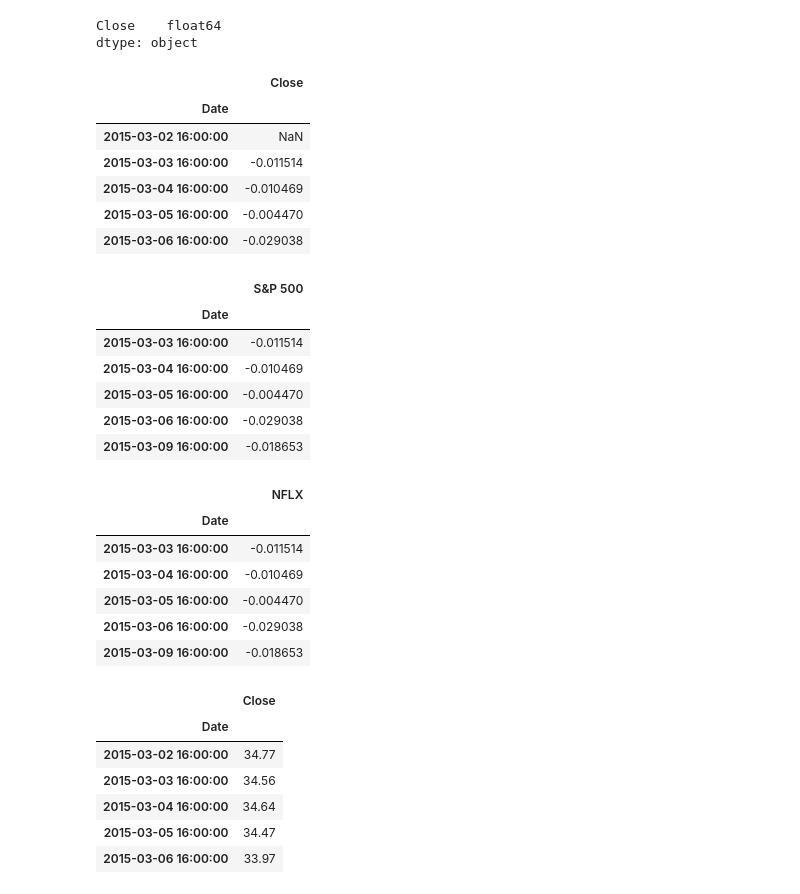
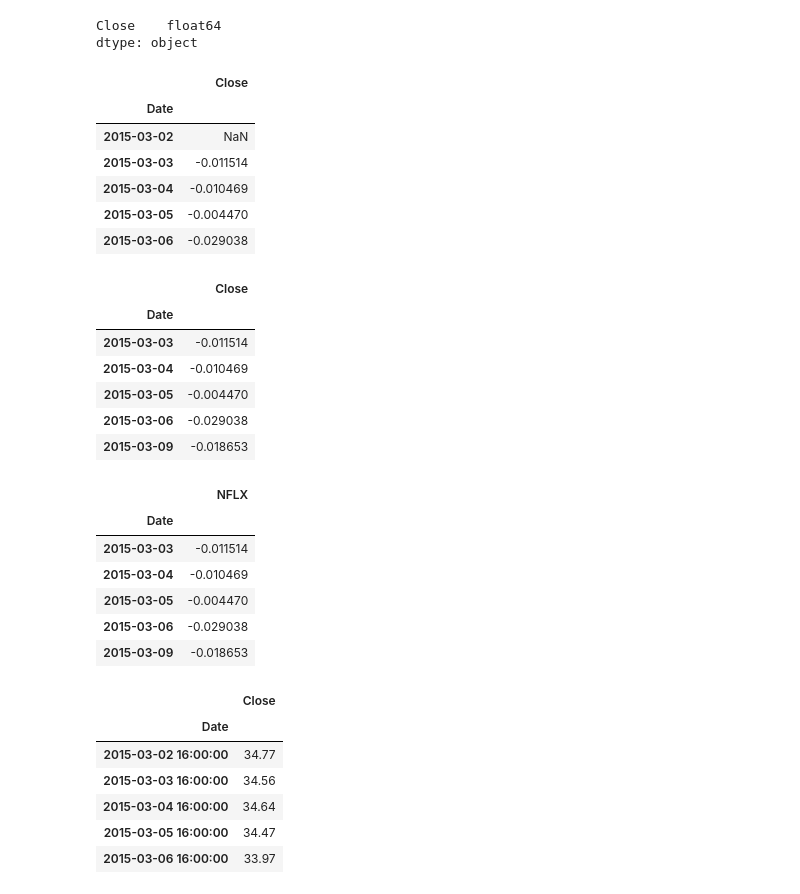
Before and after one commit to tfry-coder/A-Whale-Off-the-Port-folio-, a Jupyter notebook: Whale Off.ipynb, the cells around one changed output. Drawn from its saved outputs; the diff is of its cells as text; code cells hidden in the pictures.

Commit message:
removed time from date, still not working when adding in Custom column

```diff
--- a/Whale Off.ipynb
+++ b/Whale Off.ipynb
@@ -319,3 +319,6 @@ NFLX_csv.head()
 | 2015-03-04 16:00:00 | 67.11 |
 | 2015-03-05 16:00:00 | 66.81 |
 | 2015-03-06 16:00:00 | 64.87 |
+# %%
+NFLX_csv.index = NFLX_csv.index.strftime('%Y-%m-%d')
+NFLX_csv.head()
@@ -338,36 +349,36 @@ daily_return_NFLX.head()
 # %% [output]
 |  | Close |
 | Date |  |
-| 2015-03-02 16:00:00 | NaN |
-| 2015-03-03 16:00:00 | -0.011514 |
-| 2015-03-04 16:00:00 | -0.010469 |
-| 2015-03-05 16:00:00 | -0.004470 |
-| 2015-03-06 16:00:00 | -0.029038 |
+| 2015-03-02 | NaN |
+| 2015-03-03 | -0.011514 |
+| 2015-03-04 | -0.010469 |
+| 2015-03-05 | -0.004470 |
+| 2015-03-06 | -0.029038 |
 # %%
 # Drop nulls
 # daily_return.isnull().sum()
 daily_return_NFLX = daily_return_NFLX.dropna()
 daily_return_NFLX.head()
 # %% [output]
-|  | S&P 500 |
+|  | Close |
 | Date |  |
-| 2015-03-03 16:00:00 | -0.011514 |
-| 2015-03-04 16:00:00 | -0.010469 |
-| 2015-03-05 16:00:00 | -0.004470 |
-| 2015-03-06 16:00:00 | -0.029038 |
-| 2015-03-09 16:00:00 | -0.018653 |
+| 2015-03-03 | -0.011514 |
+| 2015-03-04 | -0.010469 |
+| 2015-03-05 | -0.004470 |
+| 2015-03-06 | -0.029038 |
+| 2015-03-09 | -0.018653 |
 # %%
 # Rename Column   NFLX
-daily_return_NFLX = daily_return_NFLX.rename(columns={'S&P 500':'NFLX'})
+daily_return_NFLX = daily_return_NFLX.rename(columns={'Close':'NFLX'})
 daily_return_NFLX.head()
 # %% [output]
 |  | NFLX |
 | Date |  |
-| 2015-03-03 16:00:00 | -0.011514 |
-| 2015-03-04 16:00:00 | -0.010469 |
-| 2015-03-05 16:00:00 | -0.004470 |
-| 2015-03-06 16:00:00 | -0.029038 |
-| 2015-03-09 16:00:00 | -0.018653 |
+| 2015-03-03 | -0.011514 |
+| 2015-03-04 | -0.010469 |
+| 2015-03-05 | -0.004470 |
+| 2015-03-06 | -0.029038 |
+| 2015-03-09 | -0.018653 |
 # %%
 # Reading in PFE
 csvpath = Path("PFE.csv")
```
Also changed, not shown: parts of 28 cells of this notebook.
